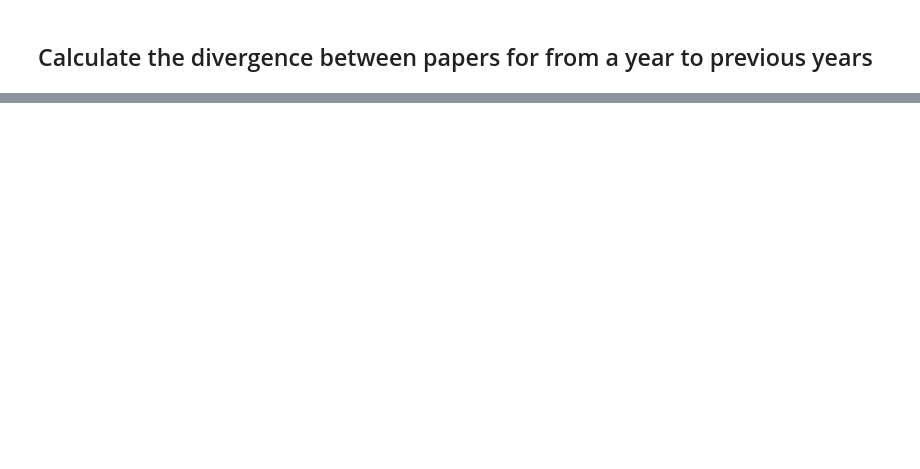
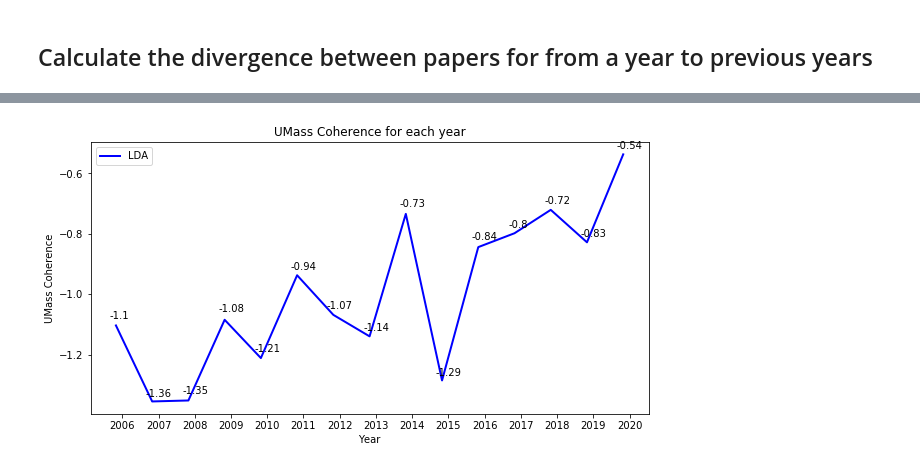
Before and after one commit to iyves/auto-keyphrase-extraction-ru, a Jupyter notebook: src/topic_modeling.ipynb, the cells around one changed output, grey strips where cells are left out. Cells and saved outputs as stored; diff of their text form; code cells hidden in the pictures; blank space fills up the shorter version.

```diff
--- a/src/topic_modeling.ipynb
+++ b/src/topic_modeling.ipynb
@@ -246,7 +258,6 @@ pyLDAvis.enable_notebook()
 
 
 year_range = range(2006, 2021)
-no_above = 0.8
 model_dir = str(Path("../data/LDA/final").resolve())
 input_dir = str(Path("../data/preprocessed").resolve())
 target = str(Path("../data/LDA/final").resolve())
@@ -471,0 +483,95 @@ plt.show()
+# %%
+from gensim.models import LdaModel
+from gensim.test.utils import datapath
+from pathlib import Path
+
+import matplotlib.pyplot as plt
+
+
+year_range = range(2006, 2021)
+model_dir = str(Path("../data/LDA/final").resolve())
+input_dir = str(Path("../data/preprocessed").resolve())
+target = str(Path("../data/LDA/final").resolve())
+
+if not os.path.exists(target):
+    os.makedirs(target)
+
+coherence_umass = []
+coherence_cv = []
+perplexity = []
+
+target = str(target)
+if not os.path.exists(target):
+    os.makedirs(target)
+
+for year in year_range:
+    print("Getting coherence & perplexity scores for", year)
+    cur_corpus = []
+    input_file = Path(input_dir, str(year) + ".pickle")
+    with open(input_file, "rb") as file:
+        cur_corpus = pickle.load(file)
+
+    dictionary = TopicModeler.create_dictionary(cur_corpus, no_above=no_above)
+    bow_corpus = TopicModeler.create_bow(cur_corpus, dictionary)
+    lda_model = LdaModel.load(str(Path(model_dir, str(year) + ".gensim")))
+
+    coherence_umass.append(TopicModeler.get_coherence_umass(lda_model, bow_corpus))
+    coherence_cv.append(TopicModeler.get_coherence_cv(lda_model, cur_corpus, dictionary))
+    perplexity.append(TopicModeler.get_perplexity(lda_model, bow_corpus))
+
+
+# Visualize the results
+width = 0.35
+xlocs = [i for i in year_range]
+
+## Coherence UMass
+plt.clf()
+plt.figure(figsize=(10,5))
+plt.title("UMass Coherence for each year")
+plt.xlabel("Year")
+plt.ylabel("UMass Coherence")
+
+for x, y in enumerate([round(c, 2) for c in coherence_umass]):
+    plt.text(xlocs[x] - width/2, y + .02, str(y))
+plt.xticks([num + width/2 for num in year_range],
+           year_range)
+
+plt.plot(year_range, coherence_umass, color='blue', linewidth=2, label="LDA")
+plt.legend(loc="best")
+plt.savefig(Path(target,"years-coherence_umass.png"))
+plt.show()
+
+## Coherence Cv
+plt.clf()
+plt.figure(figsize=(10,5))
+plt.title("Cv Coherence for each year")
+plt.xlabel("Year")
+plt.ylabel("Cv Coherence")
+
+for x, y in enumerate([round(c, 4) for c in coherence_cv]):
+    plt.text(xlocs[x] - width/2, y, str(y))
+plt.xticks([num + width/2 for num in year_range],
+           year_range)
+
+plt.plot(year_range, coherence_cv, color='green', linewidth=2, label="LDA")
+plt.legend(loc="best")
+plt.savefig(Path(target,"years-coherence_cv.png"))
+plt.show()
+
+## Perplexity
+plt.clf()
+plt.figure(figsize=(10,5))
+plt.title("Perplexity for each year")
+plt.xlabel("Year")
+plt.ylabel("Perplexity")
+
+for x, y in enumerate([round(p, 2) for p in perplexity]):
+    plt.text(xlocs[x] - width/2, y + .02, str(y))
+plt.xticks([num + width/2 for num in year_range],
+           year_range)
+
+plt.plot(year_range, perplexity, color='red', linewidth=2, label="LDA")
+plt.legend(loc="best")
+plt.savefig(Path(target, "years-perplexity.png"))
+plt.show()
+# %% [output]
@@ -471,0 +594 @@ plt.show()
+[figure, added]
```
Also changed, not shown: parts of 4 cells of this notebook, 24 other files.
